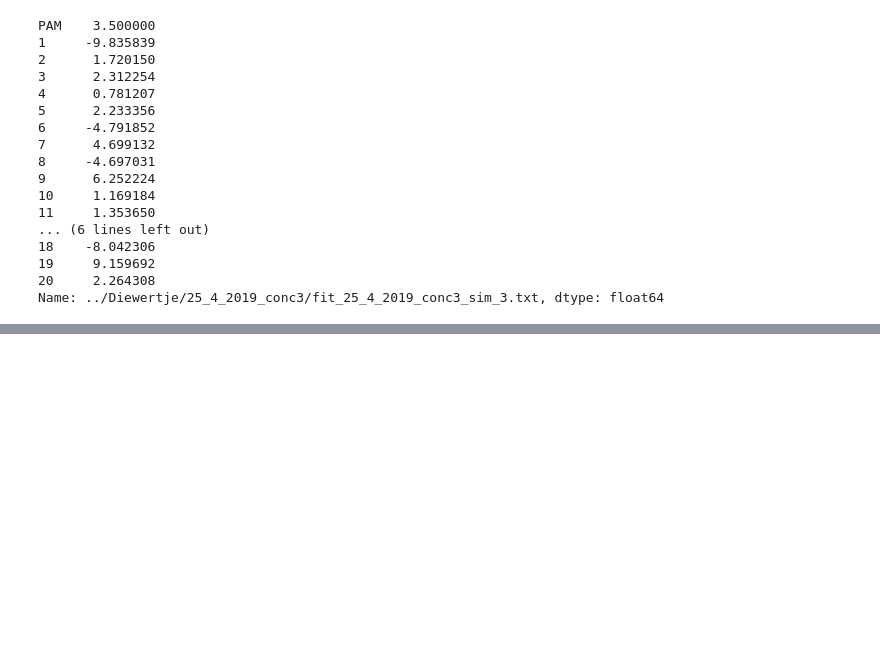
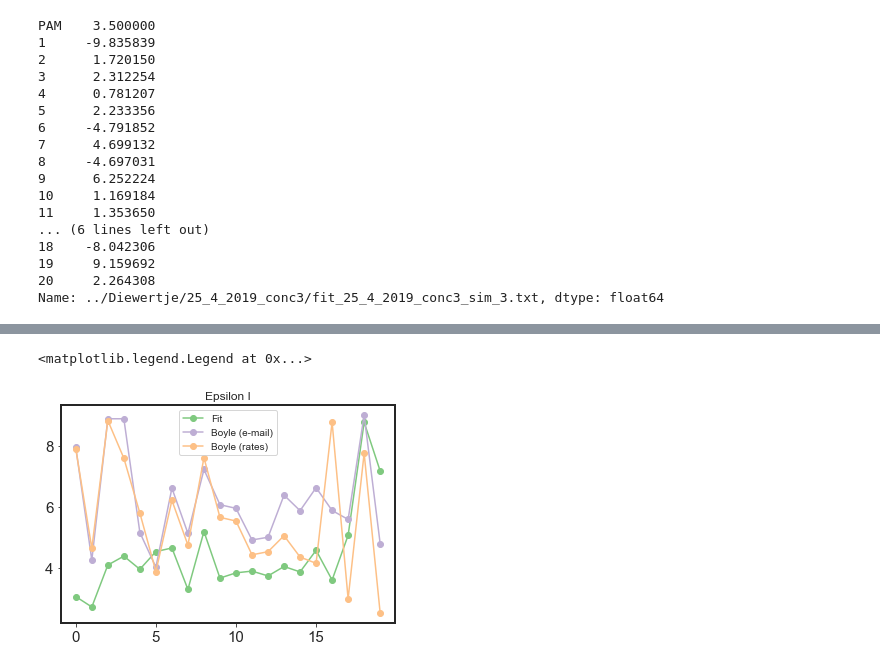
Before and after one commit to martin-depken/Energy-Landscape, a Jupyter notebook: Diewertje/Fixed_Rates_3_Concentrationpoints.ipynb, the cells around one changed output, grey strips where cells are left out. Saved outputs shown, nothing was run; the diff lists cells and outputs as text; code cells hidden in the pictures; blank space fills up the shorter version.

```diff
--- a/Diewertje/Fixed_Rates_3_Concentrationpoints.ipynb
+++ b/Diewertje/Fixed_Rates_3_Concentrationpoints.ipynb
@@ -348,0 +472,9 @@ The avarage fit-time needed for conc3 is: 27.399122807017545 hours
+# %%
+plt.plot(range(0,20),Param_conc3[21:],marker='o',label='Fit')
+plt.plot(range(0,20),Param_Boyle[21:41],marker='o',label='Boyle (e-mail)')
+plt.plot(range(0,20),parameters[21:41],marker='o',label='Boyle (rates)')
+plt.title('Epsilon I')
+plt.legend()
+# %% [output]
+<matplotlib.legend.Legend at 0x...>
+[figure, added]
```
Also changed, not shown: parts of 44 cells of this notebook, 36 other files.
